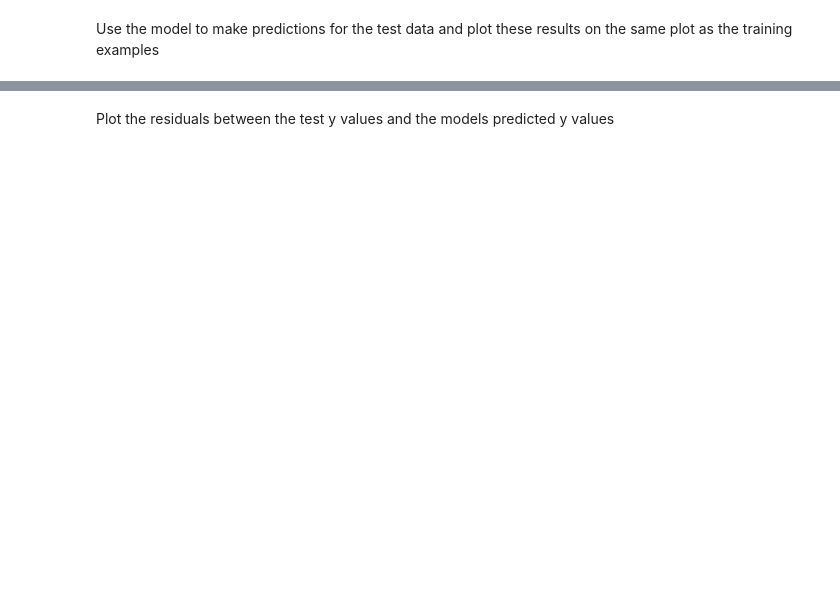
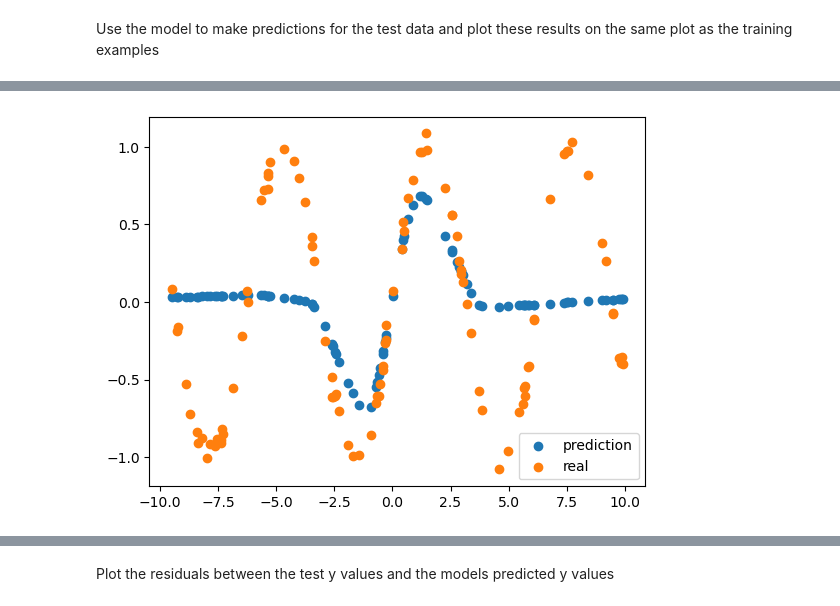
Before and after one commit to saqer-am/deep_learning_2026, a Jupyter notebook: Week2/NN_functions.ipynb, the cells around one changed output, grey strips where cells are left out. Saved outputs shown, nothing was run; the diff lists cells and outputs as text; code cells hidden in the pictures; blank space fills up the shorter version.

```diff
--- a/Week2/NN_functions.ipynb
+++ b/Week2/NN_functions.ipynb
@@ -56,2 +103,12 @@ Plot the loss and the val_loss from the history
 # %% [markdown]
 Use the model to make predictions for the test data and plot these results on the same plot as the training examples
+# %%
+loss=model.evaluate(x_test,y_test,verbose=2)
+print('loss={:5.3f}'.format(loss))
+
+y_predict=model.predict(x_test)
+plt.scatter(x_test,y_predict,label='prediction' )
+plt.scatter(x_test,y_test,label='real')
+plt.legend()
+plt.show()
+# %% [output]
@@ -57,0 +118 @@ Use the model to make predictions for the test data and plot these results on th
+[figure, added]
```
Also changed, not shown: parts of 19 cells of this notebook.
